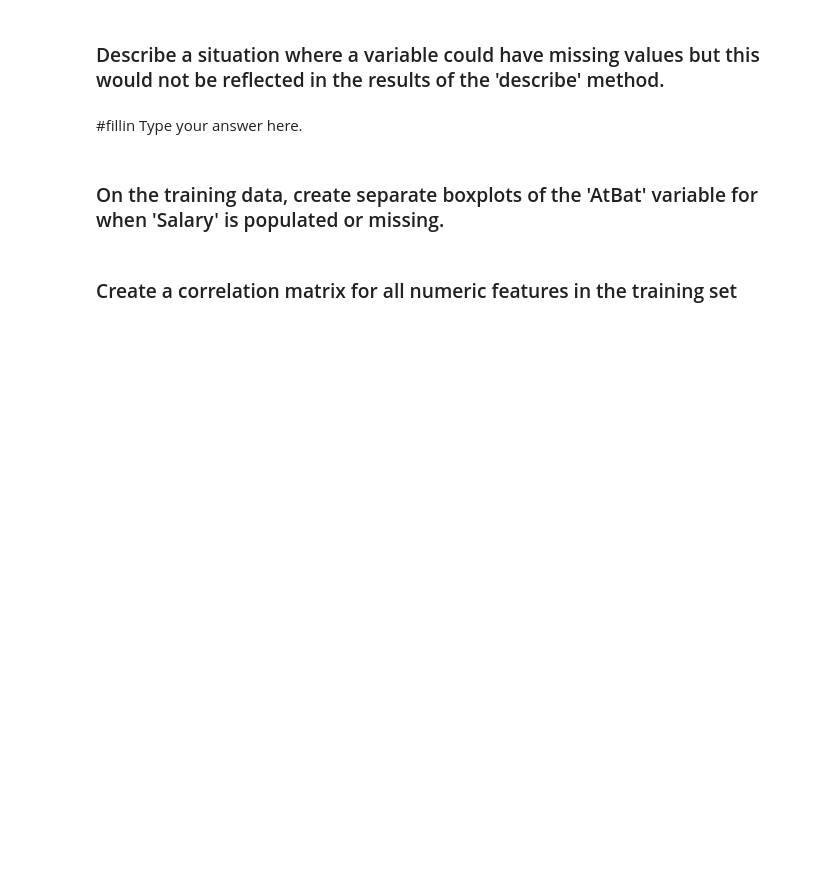
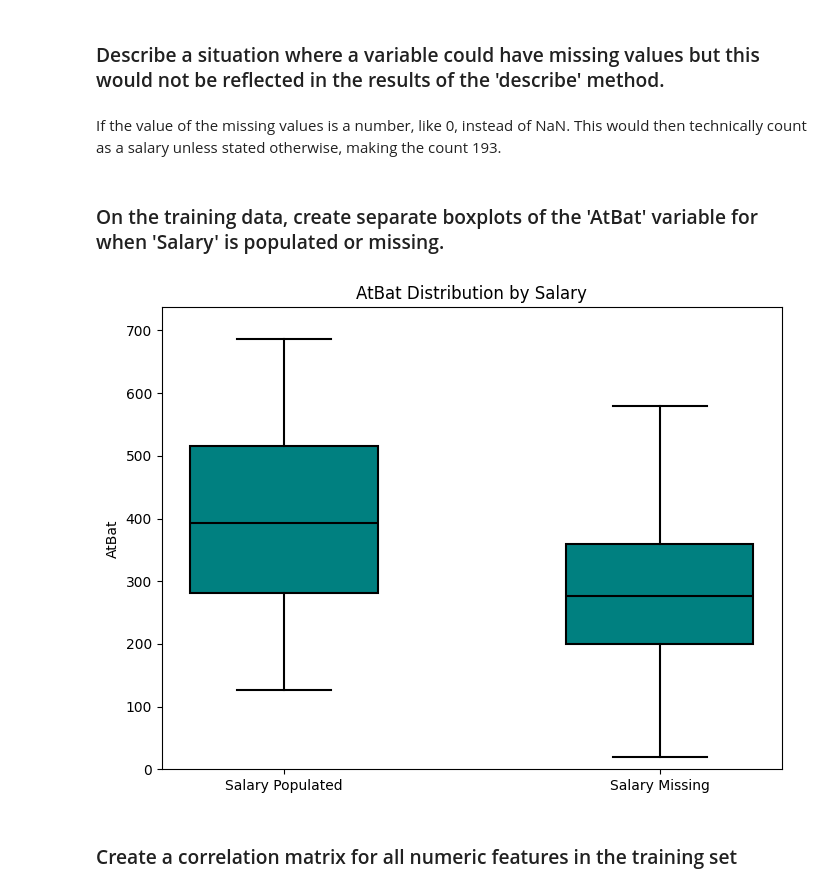
Before and after one commit to ChristopherLambiase/code_2600, a Jupyter notebook: mod03_eda.ipynb, the cells around one changed output. Cells and saved outputs as stored; diff of their text form; code cells hidden in the pictures; blank space fills up the shorter version.

```diff
--- a/mod03_eda.ipynb
+++ b/mod03_eda.ipynb
@@ -141,11 +151,35 @@ Hint: the 'len' magic method returns the number of rows of a dataFrame.
 # %% [markdown]
 ### Describe a situation where a variable could have missing values but this would not be reflected in the results of the 'describe' method.
 # %% [markdown]
-#fillin Type your answer here.
+If the value of the missing values is a number, like 0, instead of NaN. This would then technically count as a salary unless stated otherwise, making the count 193.
 # %% [markdown]
 ### On the training data, create separate boxplots of the 'AtBat' variable for when 'Salary' is populated or missing.
 # %%
-#fillin
+AtBat_populated = Train[Train['Salary'].notna()]['AtBat']
+AtBat_missing = Train[Train['Salary'].isna()]['AtBat']
+data_to_plot = [AtBat_populated, AtBat_missing]
+
+fig, ax = plt.subplots(figsize=(8, 6))
+
+ax.boxplot(data_to_plot,
+           positions=[2, 5],
+           widths=1.5,
+           patch_artist=True,
+           showmeans=False,
+           showfliers=True,
+           medianprops={"color": "black", "linewidth": 1.5},
+           boxprops={"facecolor": "teal", "edgecolor": "black", "linewidth": 1.5},
+           whiskerprops={"color": "black", "linewidth": 1.5},
+           capprops={"color": "black", "linewidth": 1.5})
+
+ax.set_xticks([2, 5])
+ax.set_xticklabels(["Salary Populated", "Salary Missing"])
+ax.set_ylabel("AtBat")
+ax.set_title("AtBat Distribution by Salary")
+ax.set_ylim(0, Train['AtBat'].max() + 50)
+plt.show()
+# %% [output]
+[figure, added]
 # %% [markdown]
 ### Create a correlation matrix for all numeric features in the training set
 # %%
```
Also changed, not shown: parts of 5 cells of this notebook.
